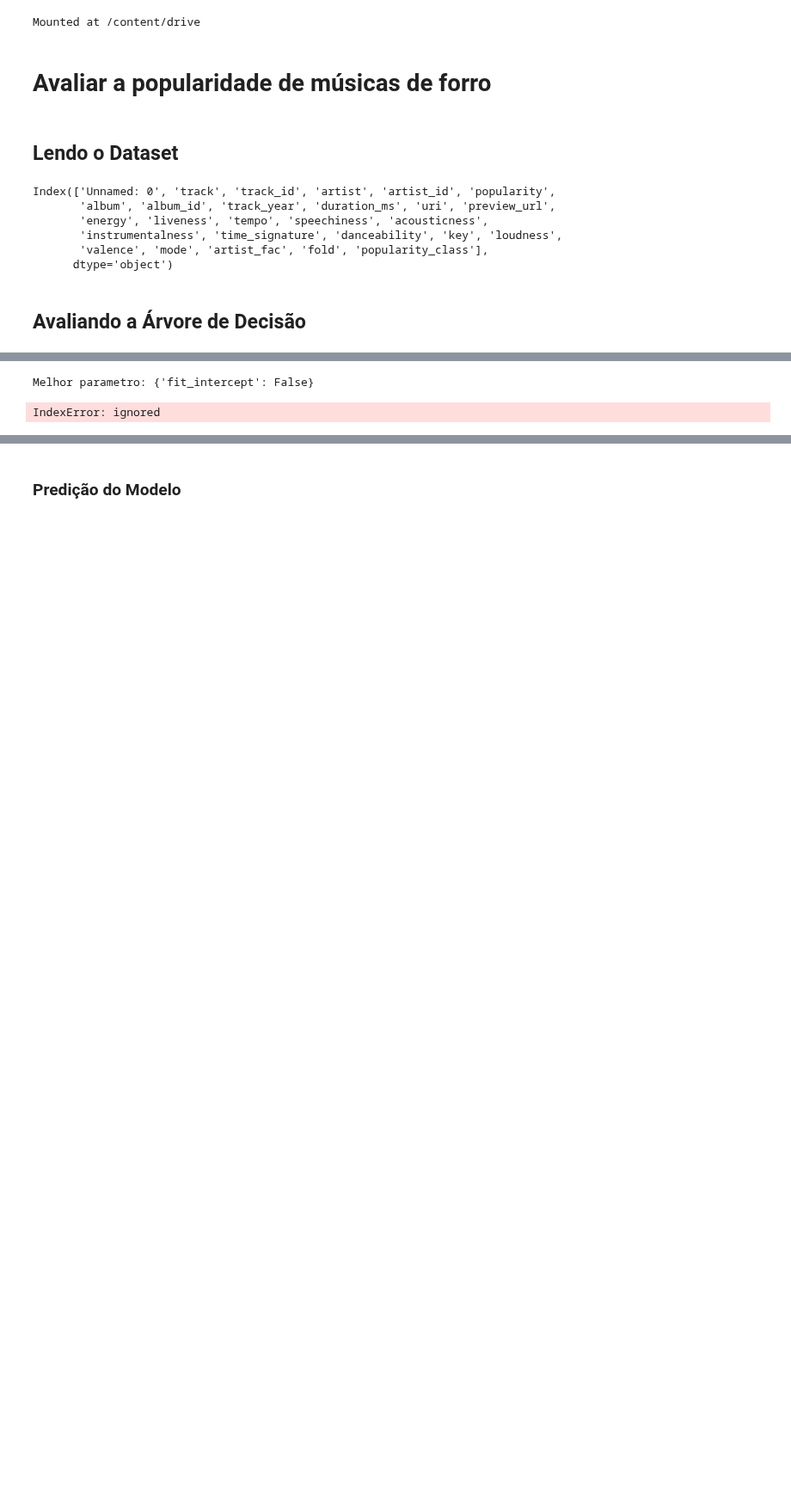
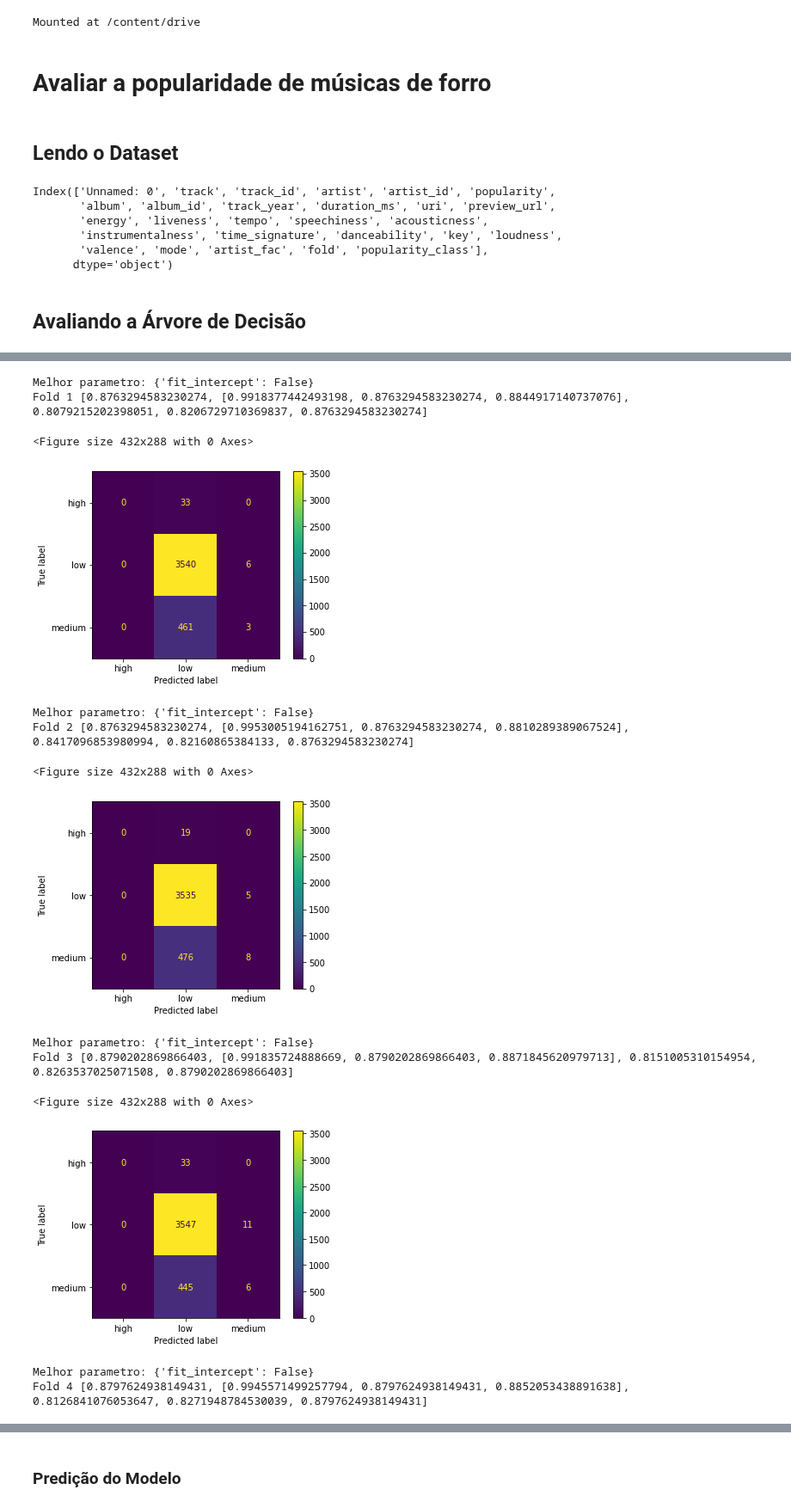
Before and after one commit to lucas-fpaiva/AnalisePred-PES, a Jupyter notebook: Projeto/classifier_popularity_forro.ipynb, the cells around one changed output, grey strips where cells are left out. Shown at 86% size. Saved outputs shown, nothing was run; the diff lists cells and outputs as text; code cells hidden in the pictures; blank space fills up the shorter version.

Commit message:
Accuracies corrigido, parametros corrigidos

```diff
--- a/Projeto/classifier_popularity_forro.ipynb
+++ b/Projeto/classifier_popularity_forro.ipynb
@@ -63,7 +64,7 @@ def grid_best_model (model="DT", names=False, grid="", task="R"):
       gs_cv = GridSearchCV(estimator=DecisionTreeClassifier(), param_grid=grid['DT'], cv= 5, scoring=scoring)
       gs_cv.fit(x_treino, y_treino)
       return DecisionTreeClassifier(criterion=gs_cv.best_params_['criterion'], max_depth=gs_cv.best_params_['max_depth'], min_samples_leaf=gs_cv.best_params_['min_samples_leaf'],
-                                   n_estimators=gs_cv.best_params_['n_estimators'], random_state=gs_cv.best_params_['random_state']).fit(x_treino, y_treino), gs_cv.best_params_
+                                    random_state=gs_cv.best_params_['random_state']).fit(x_treino, y_treino), gs_cv.best_params_
 
     elif task == "R":
       gs_cv = GridSearchCV(estimator=DecisionTreeRegressor(), param_grid=grid['DT'], cv= 5, scoring=scoring, n_jobs=-1)
@@ -94,7 +95,7 @@ def grid_best_model (model="DT", names=False, grid="", task="R"):
     elif task == "R":
       gs_cv = GridSearchCV(estimator=RandomForestRegressor(), param_grid=grid['RF'], cv= 5, scoring=scoring, n_jobs=-1)
       gs_cv.fit(x_treino, y_treino)
-      return RandomForestRegressor(n_estimators=gs_cv.best_params_['n_estimators'], max_depth=gs_cv.best_params_['max_depth'], max_features=gs_cv.best_params_['max_features'],
+      return RandomForestRegressor(n_estimators=gs_cv.best_params_['n_estimators'], max_features=gs_cv.best_params_['max_features'],
                              random_state=gs_cv.best_params_['random_state'], criterion=gs_cv.best_params_['criterion']), gs_cv.best_params_
 
   if model == "KNN":
@@ -126,7 +127,6 @@ def grid_best_model (model="DT", names=False, grid="", task="R"):
 grid = {
     'RF':{
         'n_estimators': range(5,30,2),
-        'max_features': ['sqrt', 'log2'],
         'max_depth' : range(5,30,2),
         'criterion' :['gini', 'entropy'],
         'random_state' : [0]},
@@ -177,7 +184,7 @@ def get_accuracies(true_labels, predictions):
     cm = multilabel_confusion_matrix(true_labels, predictions)
     total_count = true_labels.shape[0]
     accuracies = []
-    for i in range(true_labels.shape[0]):
+    for i in range(3):
         true_positive_count = np.sum(cm[i,1,1]).item()
         true_negative_count = np.sum(cm[i,0,0]).item()
         accuracy = (true_positive_count + true_negative_count) / total_count
@@ -185,4 +192,5 @@ def get_accuracies(true_labels, predictions):
     return accuracies
 
 def metrics (y_true, y_pred):
-  return [acs(y_true, y_pred), get_accuracies(y_true, y_pred), ps(y_true, y_pred, average = 'weighted'), f1(y_true, y_pred, average = 'weighted'), rs(y_true, y_pred, average = 'weighted')]
+  return [acs(y_true, y_pred), get_accuracies(y_true, y_pred), ps(y_true, y_pred, average = 'weighted'),
+          f1(y_true, y_pred, average = 'weighted'), rs(y_true, y_pred, average = 'weighted')]
@@ -193,38 +197,55 @@ IndexError: ignored
 # %%
 data_results = pd.DataFrame([],columns=['accuracy', 'confusion_matrix', 'precision', 'f1_score','recall', 'fold','model','parameters'])
-models = ["LM", "KNN", "MLP", "DT", "RF" ]
+models = ["LM", "KNN", "MLP", "DT", "RF"]
 
 for name_model in models:
   results = []
   for k in range(1,6):
     treino = forroset[forroset.fold!=k]
     teste  = forroset[forroset.fold==k]
 
     teste = padroniza(teste)
     treino = padroniza(treino)
 
     x_treino = treino.drop(['fold','track_id','popularity'], axis=1)
     y_treino = treino.popularity
 
     x_teste = teste.drop(['fold','track_id','popularity'], axis=1)
     y_teste = teste.popularity
 
     model, best_parameters = grid_best_model(model=name_model, grid=grid, task = "C")
     model.fit(x_treino, y_treino)
     y_pred= model.predict(x_teste)
 
     print("Melhor parametro:", best_parameters)
-    print("Fold", k, metrics(y_teste, y_pred))
+    print("Fold", k, metrics(y_teste.values, y_pred))
+
+    plt.figure()
+    plot_confusion_matrix(model, x_teste, y_teste)
+    plt.show()
+
 
     result = metrics(y_teste, y_pred)
     result.append(k)
     result.append(name_model)
     result.append(best_parameters)
 
     results.append(result)
 
   data_results = pd.concat([data_results, pd.DataFrame(results,columns=['accuracy', 'confusion_matrix', 'precision', 'f1_score','recall', 'fold','model','parameters'])])
-  # data_results.to_csv('/content/drive/MyDrive/AnalisePred_I/results_'+ name_model + '.csv')
+  data_results.to_csv('/content/drive/MyDrive/AnalisePred_I/classifier_results_'+ name_model + '.csv')
 # %% [output]
 Melhor parametro: {'fit_intercept': False}
+Fold 1 [0.8763294583230274, [0.9918377442493198, 0.8763294583230274, 0.8844917140737076], 0.8079215202398051, 0.8206729710369837, 0.8763294583230274]
-IndexError: ignored
+<Figure size 432x288 with 0 Axes>
+[figure, added]
+Melhor parametro: {'fit_intercept': False}
+Fold 2 [0.8763294583230274, [0.9953005194162751, 0.8763294583230274, 0.8810289389067524], 0.8417096853980994, 0.82160865384133, 0.8763294583230274]
+<Figure size 432x288 with 0 Axes>
+[figure, added]
+Melhor parametro: {'fit_intercept': False}
+Fold 3 [0.8790202869866403, [0.991835724888669, 0.8790202869866403, 0.8871845620979713], 0.8151005310154954, 0.8263537025071508, 0.8790202869866403]
+<Figure size 432x288 with 0 Axes>
+[figure, added]
+Melhor parametro: {'fit_intercept': False}
+Fold 4 [0.8797624938149431, [0.9945571499257794, 0.8797624938149431, 0.8852053438891638], 0.8126841076053647, 0.8271948784530039, 0.8797624938149431]
```
Also changed, not shown: parts of 15 cells of this notebook.
